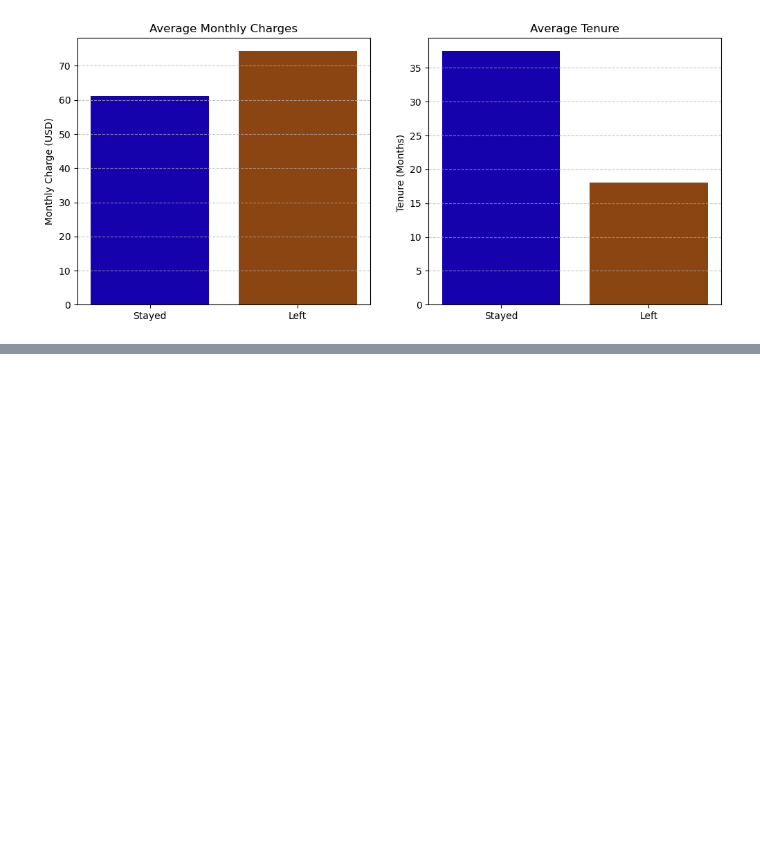
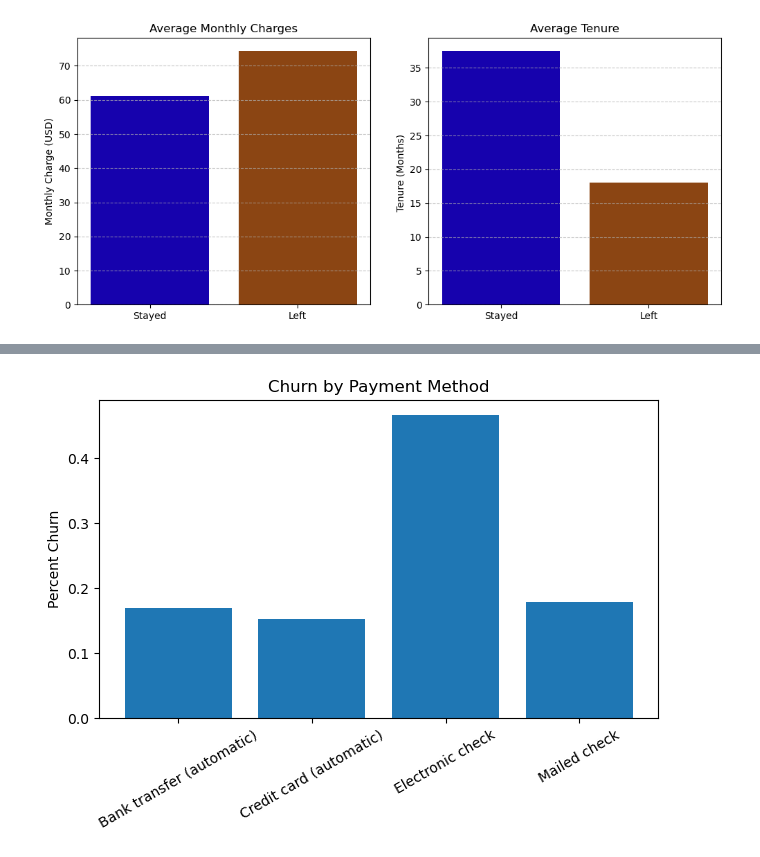
Before and after one commit to brooks-reece/ML-Case-Study, a Jupyter notebook: Alberta.ipynb, the cells around one changed output, grey strips where cells are left out. Drawn from its saved outputs; the diff is of its cells as text; code cells hidden in the pictures; blank space fills up the shorter version.

```diff
--- a/Alberta.ipynb
+++ b/Alberta.ipynb
@@ -489,0 +514,9 @@ plt.show()
+# %%
+payment = alca_df.groupby("PaymentMethod")["Churn"].mean()
+plt.bar(payment.index, payment)
+plt.ylabel("Percent Churn")
+plt.title("Churn by Payment Method")
+plt.xticks(rotation=30)
+plt.tight_layout()
+# %% [output]
+[figure, added]
```
Also changed, not shown: parts of 21 cells of this notebook, 7 other files.
